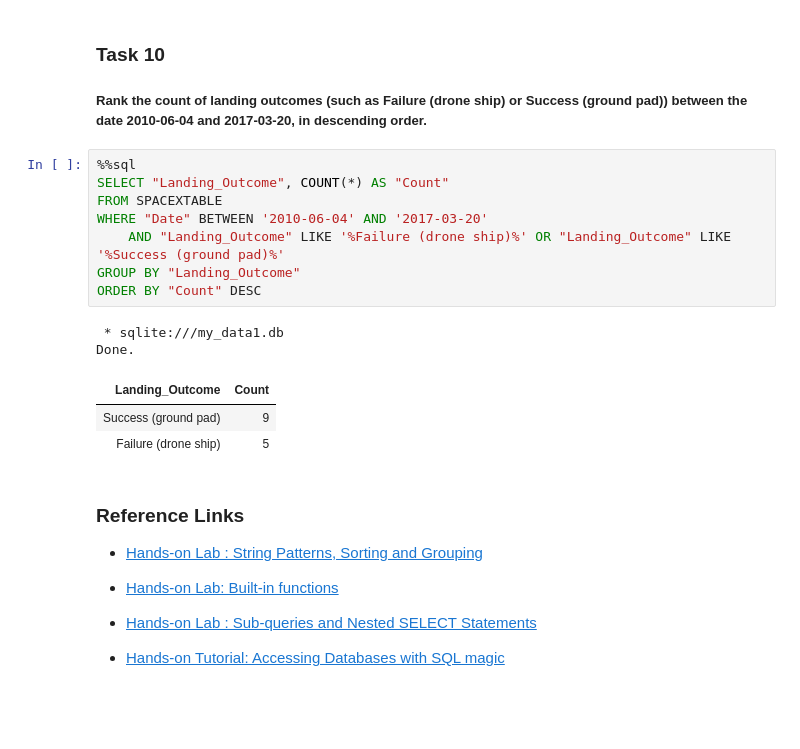
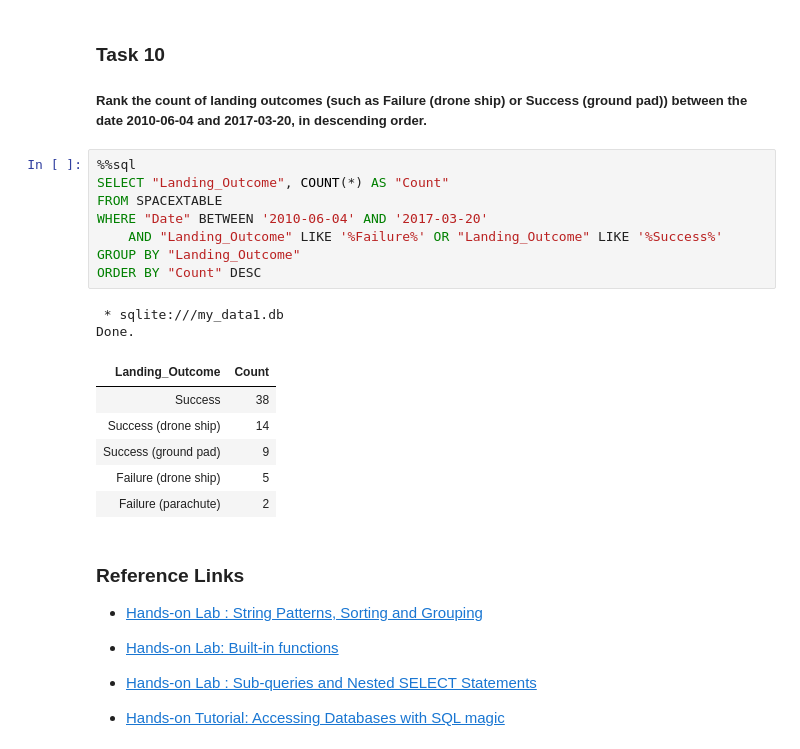
Before and after one commit to charligram/Capstone_DataScience_Cert, a Jupyter notebook: 4_jupyter-labs-eda-sql-coursera_sqllite.ipynb, the cells around one changed output. Drawn from its saved outputs; the diff is of its cells as text; blank space fills up the shorter version.

```diff
--- a/4_jupyter-labs-eda-sql-coursera_sqllite.ipynb
+++ b/4_jupyter-labs-eda-sql-coursera_sqllite.ipynb
@@ -325,17 +348,20 @@ Done.
 # %%
 %%sql
 SELECT "Landing_Outcome", COUNT(*) AS "Count"
 FROM SPACEXTABLE
 WHERE "Date" BETWEEN '2010-06-04' AND '2017-03-20'
-    AND "Landing_Outcome" LIKE '%Failure (drone ship)%' OR "Landing_Outcome" LIKE '%Success (ground pad)%'
+    AND "Landing_Outcome" LIKE '%Failure%' OR "Landing_Outcome" LIKE '%Success%'
 GROUP BY "Landing_Outcome"
 ORDER BY "Count" DESC
 # %% [output]
  * sqlite:///my_data1.db
 Done.
 | Landing_Outcome | Count |
+| Success | 38 |
+| Success (drone ship) | 14 |
 | Success (ground pad) | 9 |
 | Failure (drone ship) | 5 |
+| Failure (parachute) | 2 |
 # %% [markdown]
 ### Reference Links
 
```
Also changed, not shown: parts of 5 cells of this notebook, 2 other files.
